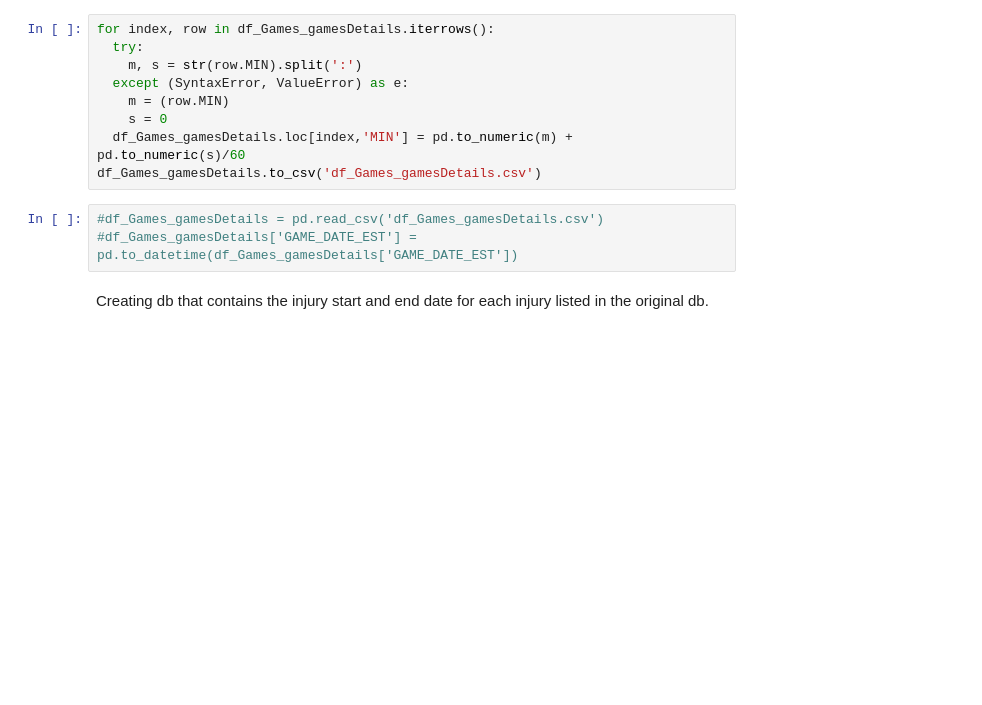
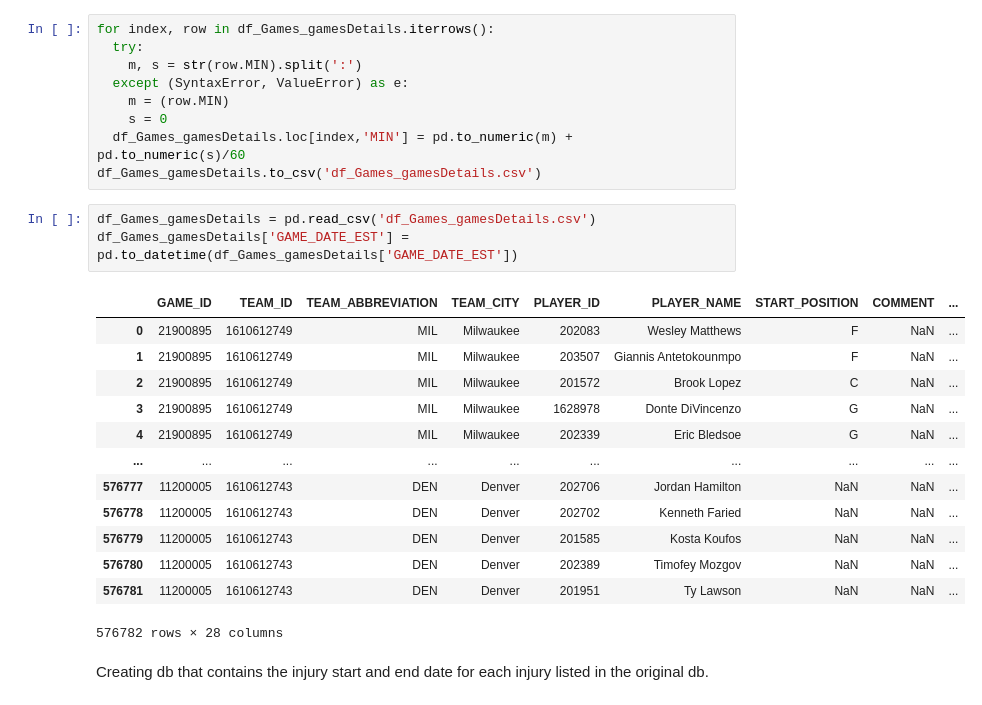
Before and after one commit to cybertraining-dsc/fa20-523-301, a Jupyter notebook: project/project_dataEngineering.ipynb, the cells around one changed output. Cells and saved outputs as stored; diff of their text form; blank space fills up the shorter version.

```diff
--- a/project/project_dataEngineering.ipynb
+++ b/project/project_dataEngineering.ipynb
@@ -176,8 +176,22 @@ for index, row in df_Games_gamesDetails.iterrows():
   df_Games_gamesDetails.loc[index,'MIN'] = pd.to_numeric(m) + pd.to_numeric(s)/60
 df_Games_gamesDetails.to_csv('df_Games_gamesDetails.csv')
 # %%
-#df_Games_gamesDetails = pd.read_csv('df_Games_gamesDetails.csv')
-#df_Games_gamesDetails['GAME_DATE_EST'] = pd.to_datetime(df_Games_gamesDetails['GAME_DATE_EST'])
+df_Games_gamesDetails = pd.read_csv('df_Games_gamesDetails.csv')
+df_Games_gamesDetails['GAME_DATE_EST'] = pd.to_datetime(df_Games_gamesDetails['GAME_DATE_EST'])
+# %% [output]
+|  | GAME_ID | TEAM_ID | TEAM_ABBREVIATION | TEAM_CITY | PLAYER_ID | PLAYER_NAME | START_POSITION | COMMENT | ... |
+| 0 | 21900895 | 1610612749 | MIL | Milwaukee | 202083 | Wesley Matthews | F | NaN | ... |
+| 1 | 21900895 | 1610612749 | MIL | Milwaukee | 203507 | Giannis Antetokounmpo | F | NaN | ... |
+| 2 | 21900895 | 1610612749 | MIL | Milwaukee | 201572 | Brook Lopez | C | NaN | ... |
+| 3 | 21900895 | 1610612749 | MIL | Milwaukee | 1628978 | Donte DiVincenzo | G | NaN | ... |
+| 4 | 21900895 | 1610612749 | MIL | Milwaukee | 202339 | Eric Bledsoe | G | NaN | ... |
+| ... | ... | ... | ... | ... | ... | ... | ... | ... | ... |
+| 576777 | 11200005 | 1610612743 | DEN | Denver | 202706 | Jordan Hamilton | NaN | NaN | ... |
+| 576778 | 11200005 | 1610612743 | DEN | Denver | 202702 | Kenneth Faried | NaN | NaN | ... |
+| 576779 | 11200005 | 1610612743 | DEN | Denver | 201585 | Kosta Koufos | NaN | NaN | ... |
+| 576780 | 11200005 | 1610612743 | DEN | Denver | 202389 | Timofey Mozgov | NaN | NaN | ... |
+| 576781 | 11200005 | 1610612743 | DEN | Denver | 201951 | Ty Lawson | NaN | NaN | ... |
+576782 rows × 28 columns
 # %% [markdown]
 Creating db that contains the injury start and end date for each injury listed in the original db.
 # %%
```
Also changed, not shown: parts of 4 cells of this notebook.
